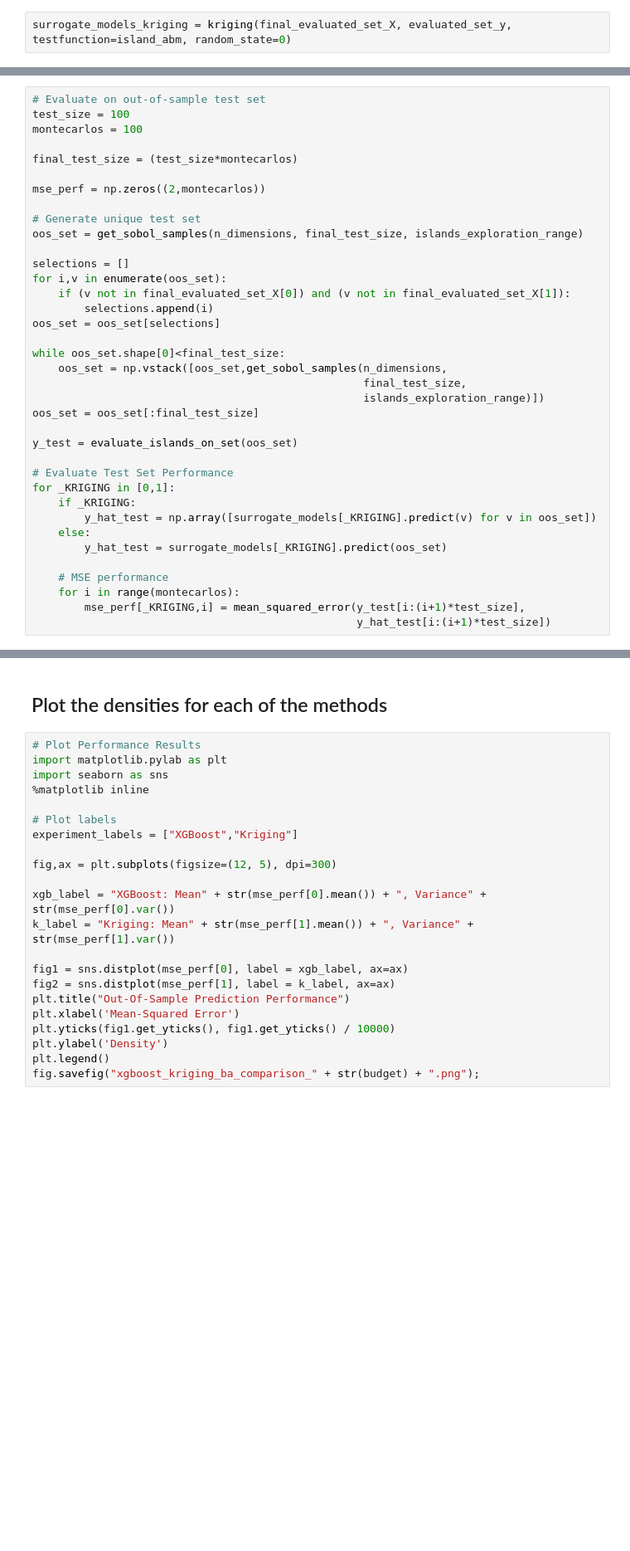
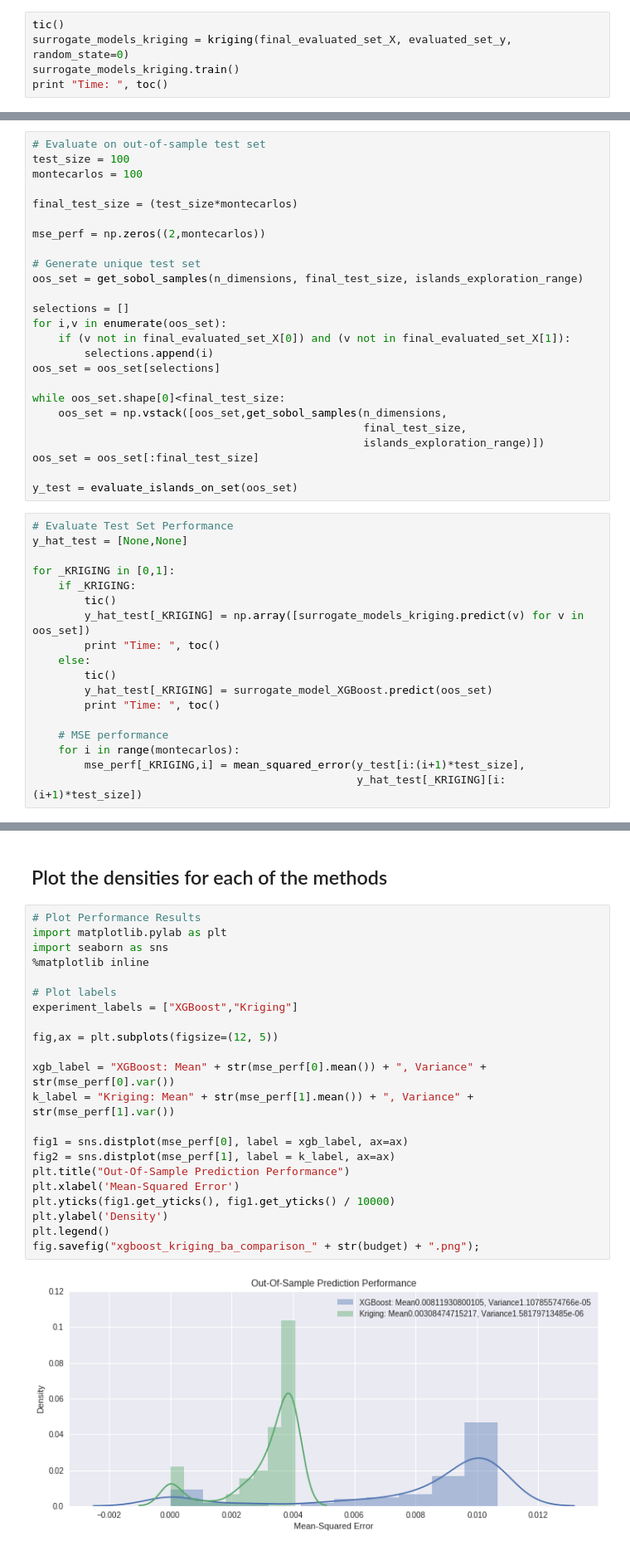
Before and after one commit to amirsani/online_surrogate_modeling, a Jupyter notebook: Batch Example.ipynb, the cells around one changed output, grey strips where cells are left out. Shown at 83% size. Drawn from its saved outputs; the diff is of its cells as text; blank space fills up the shorter version.

```diff
--- a/Batch Example.ipynb
+++ b/Batch Example.ipynb
@@ -46,4 +50,7 @@ This is a simple comparison to show how Kriging compares to XGBoost on the exact
 # %% [markdown]
 ## Kriging Surrogate
 # %%
-surrogate_models_kriging = kriging(final_evaluated_set_X, evaluated_set_y, testfunction=island_abm, random_state=0)
+tic()
+surrogate_models_kriging = kriging(final_evaluated_set_X, evaluated_set_y, random_state=0)
+surrogate_models_kriging.train()
+print "Time: ", toc()
@@ -84,15 +118,21 @@ while oos_set.shape[0]<final_test_size:
 oos_set = oos_set[:final_test_size]
 
 y_test = evaluate_islands_on_set(oos_set)
-
-# Evaluate Test Set Performance
-for _KRIGING in [0,1]:
-    if _KRIGING:
-        y_hat_test = np.array([surrogate_models[_KRIGING].predict(v) for v in oos_set])
-    else:
-        y_hat_test = surrogate_models[_KRIGING].predict(oos_set)
-
-    # MSE performance
-    for i in range(montecarlos):
-        mse_perf[_KRIGING,i] = mean_squared_error(y_test[i:(i+1)*test_size],
-                                                  y_hat_test[i:(i+1)*test_size])
+# %%
+# Evaluate Test Set Performance
+y_hat_test = [None,None]
+
+for _KRIGING in [0,1]:
+    if _KRIGING:
+        tic()
+        y_hat_test[_KRIGING] = np.array([surrogate_models_kriging.predict(v) for v in oos_set])
+        print "Time: ", toc()
+    else:
+        tic()
+        y_hat_test[_KRIGING] = surrogate_model_XGBoost.predict(oos_set)
+        print "Time: ", toc()
+
+    # MSE performance
+    for i in range(montecarlos):
+        mse_perf[_KRIGING,i] = mean_squared_error(y_test[i:(i+1)*test_size],
+                                                  y_hat_test[_KRIGING][i:(i+1)*test_size])
@@ -101,22 +143,24 @@ for _KRIGING in [0,1]:
 # %%
 # Plot Performance Results
 import matplotlib.pylab as plt
 import seaborn as sns
 %matplotlib inline
 
 # Plot labels
 experiment_labels = ["XGBoost","Kriging"]
 
-fig,ax = plt.subplots(figsize=(12, 5), dpi=300)
+fig,ax = plt.subplots(figsize=(12, 5))
 
 xgb_label = "XGBoost: Mean" + str(mse_perf[0].mean()) + ", Variance" + str(mse_perf[0].var())
 k_label = "Kriging: Mean" + str(mse_perf[1].mean()) + ", Variance" + str(mse_perf[1].var())
 
 fig1 = sns.distplot(mse_perf[0], label = xgb_label, ax=ax)
 fig2 = sns.distplot(mse_perf[1], label = k_label, ax=ax)
 plt.title("Out-Of-Sample Prediction Performance")
 plt.xlabel('Mean-Squared Error')
 plt.yticks(fig1.get_yticks(), fig1.get_yticks() / 10000)
 plt.ylabel('Density')
 plt.legend()
 fig.savefig("xgboost_kriging_ba_comparison_" + str(budget) + ".png");
+# %% [output]
+[figure, added]
```
Also changed, not shown: parts of 11 cells of this notebook, 3 other files.
